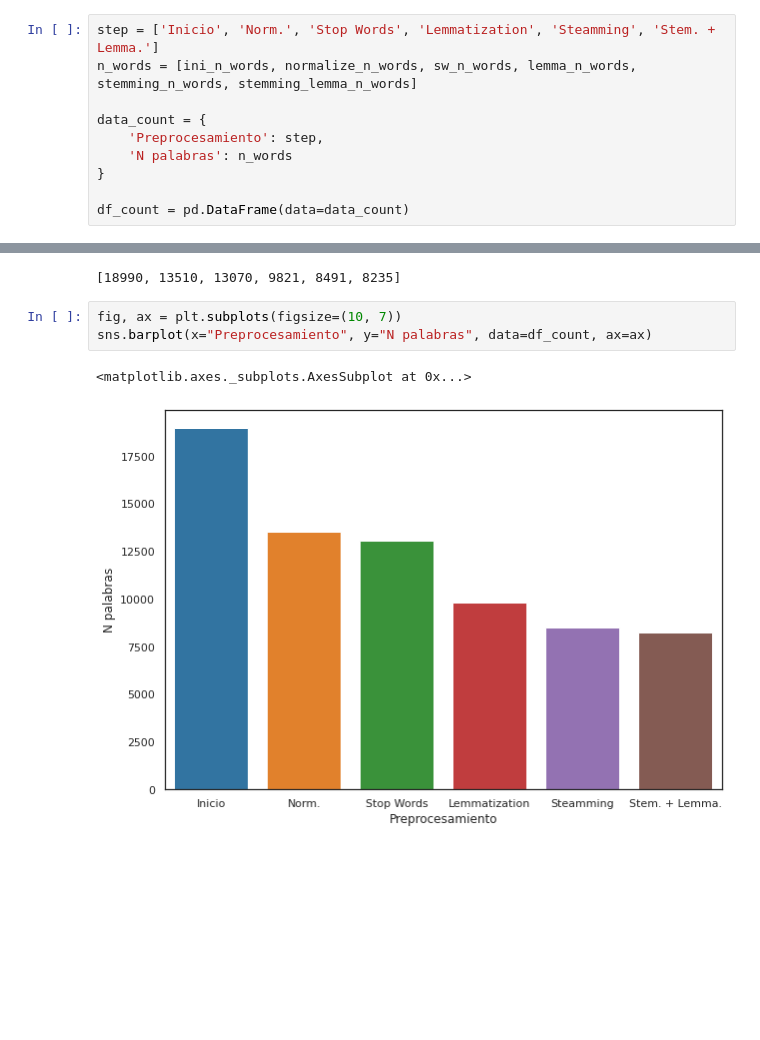
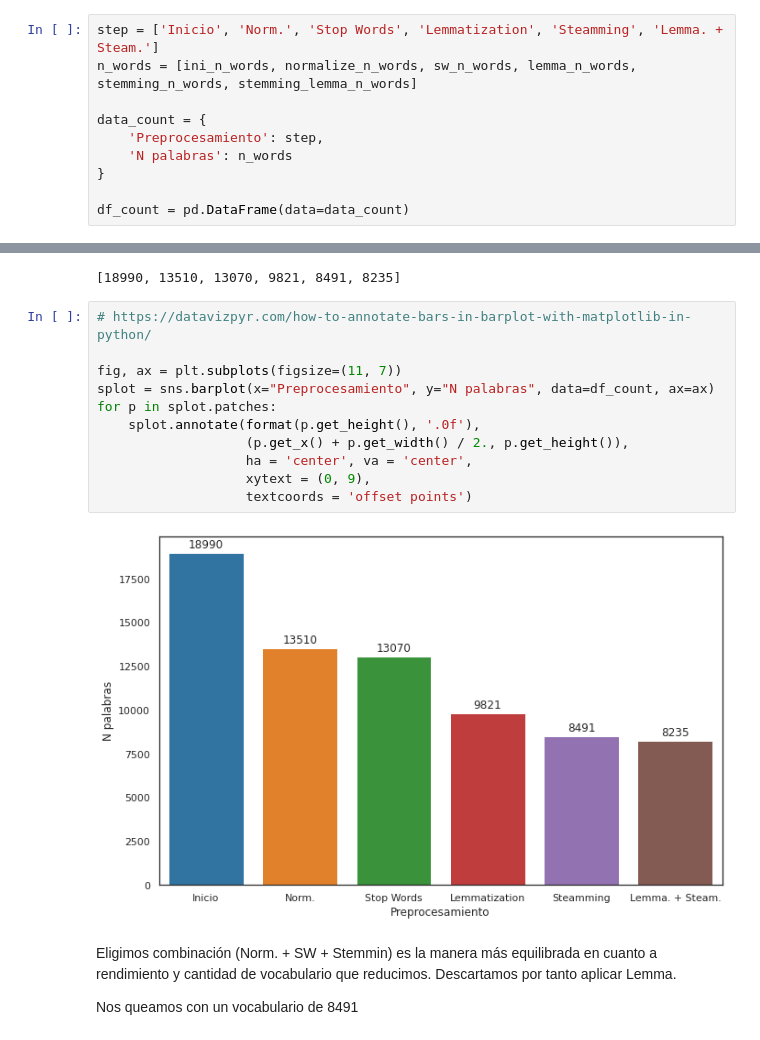
Before and after one commit to Jaimemorillo/ShouldIwatchThisMovie, a Jupyter notebook: Memoria_experiment2_2.ipynb, the cells around one changed output, grey strips where cells are left out. Drawn from its saved outputs; the diff is of its cells as text; blank space fills up the shorter version.

```diff
--- a/Memoria_experiment2_2.ipynb
+++ b/Memoria_experiment2_2.ipynb
@@ -163,7 +163,7 @@ df_lemma['new_overviews'] = df_lemma['new_overviews'].progress_apply(lambda x: [
 stemming_n_words = len(Counter(" ".join(df.overview).split()))
 stemming_lemma_n_words = len(Counter(" ".join(df_lemma.overview).split()))
 # %%
-step = ['Inicio', 'Norm.', 'Stop Words', 'Lemmatization', 'Steamming', 'Stem. + Lemma.']
+step = ['Inicio', 'Norm.', 'Stop Words', 'Lemmatization', 'Steamming', 'Lemma. + Steam.']
 n_words = [ini_n_words, normalize_n_words, sw_n_words, lemma_n_words, stemming_n_words, stemming_lemma_n_words]
 
 data_count = {
@@ -176,9 +176,20 @@ df_count = pd.DataFrame(data=data_count)
 n_words
 # %% [output]
 [18990, 13510, 13070, 9821, 8491, 8235]
-# %%
-fig, ax = plt.subplots(figsize=(10, 7))
-sns.barplot(x="Preprocesamiento", y="N palabras", data=df_count, ax=ax)
-# %% [output]
-<matplotlib.axes._subplots.AxesSubplot at 0x...>
-[figure, removed]
+# %%
+# https://datavizpyr.com/how-to-annotate-bars-in-barplot-with-matplotlib-in-python/
+
+fig, ax = plt.subplots(figsize=(11, 7))
+splot = sns.barplot(x="Preprocesamiento", y="N palabras", data=df_count, ax=ax)
+for p in splot.patches:
+    splot.annotate(format(p.get_height(), '.0f'),
+                   (p.get_x() + p.get_width() / 2., p.get_height()),
+                   ha = 'center', va = 'center',
+                   xytext = (0, 9),
+                   textcoords = 'offset points')
+# %% [output]
+[figure, added]
+# %% [markdown]
+Eligimos combinación (Norm. + SW + Stemmin) es la manera más equilibrada en cuanto a rendimiento y cantidad de vocabulario que reducimos. Descartamos por tanto aplicar Lemma.
+
+Nos queamos con un vocabulario de 8491
```
